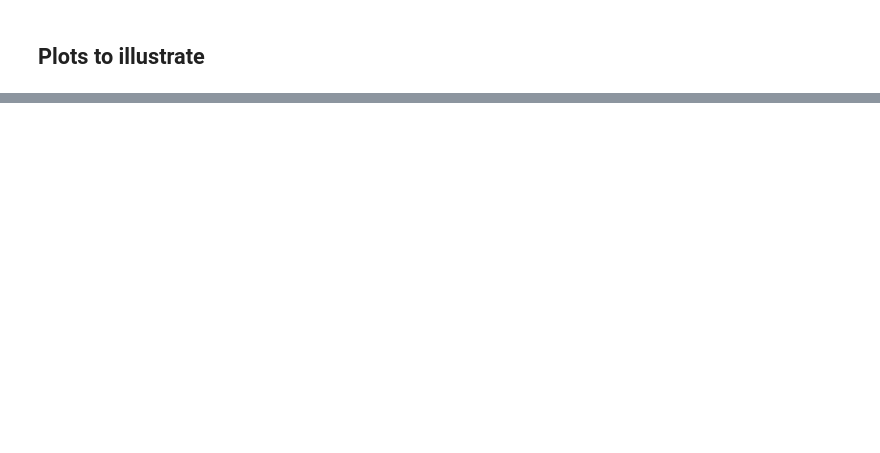
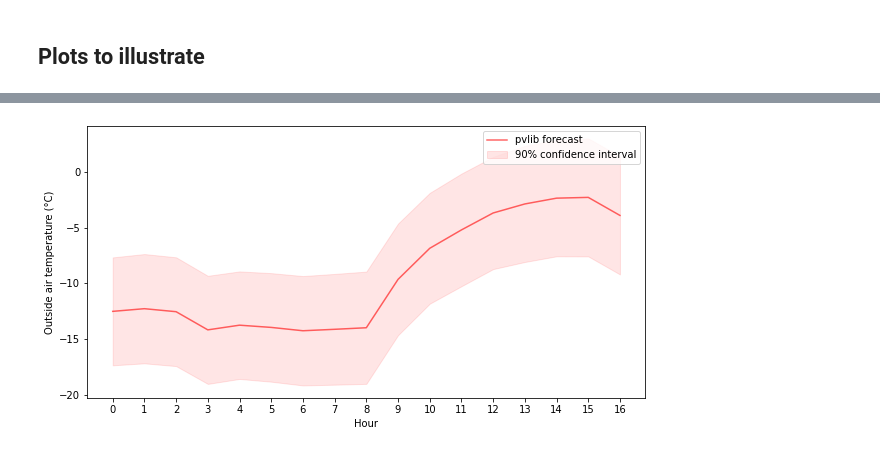
Before and after one commit to thdfw/master_thesis, a Jupyter notebook: pareto/weather_confidence/confidence_intervals.ipynb, the cells around one changed output, grey strips where cells are left out. Saved outputs shown, nothing was run; the diff lists cells and outputs as text; code cells hidden in the pictures; blank space fills up the shorter version.

```diff
--- a/pareto/weather_confidence/confidence_intervals.ipynb
+++ b/pareto/weather_confidence/confidence_intervals.ipynb
@@ -219,18 +311,21 @@ plt.show()
 # %%
 # Get the forecast
 T_OA_list = [-12.52, -12.28, -12.55, -14.18, -13.76, -13.96, -14.26,
              -14.13, -13.99, -9.65, -6.86, -5.21, -3.69, -2.88, -2.36,
              -2.29, -3.91, -5.52, -6.13, -6.58, -7.09, -7.43, -7.99, -8.68]
 
 # Plot the weather with the confidence interval
 lower_bounds = [T_OA_list[i] - CIs[i] for i in range(len(CIs))]
 upper_bounds = [T_OA_list[i] + CIs[i] for i in range(len(CIs))]
 plt.figure(figsize=(10,5))
 plt.plot(T_OA_list[:len(CIs)], color='red', alpha=0.6, label='pvlib forecast')
-plt.fill_between(range(len(CIs)), lower_bounds, upper_bounds, color='red', alpha=0.1, label=f"{round(100*(1-alpha))}% confidence interval")
+plt.fill_between(range(len(CIs)), lower_bounds, upper_bounds, color='red', alpha=0.1,
+                 label=f"{round(100*(1-alpha))}% confidence interval")
 plt.xlabel("Hour")
 plt.ylabel("Outside air temperature (°C)")
 plt.xticks(list(range(len(CIs))))
 plt.legend()
 plt.show()
+# %% [output]
+[figure, added]
 # %%
```
Also changed, not shown: parts of 11 cells of this notebook, 15 other files.
